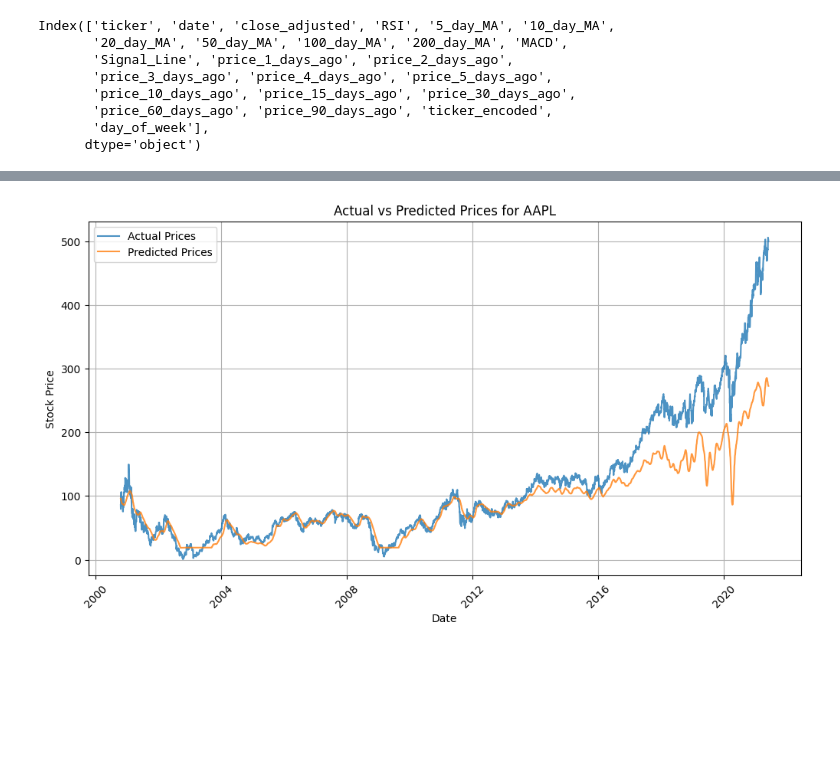
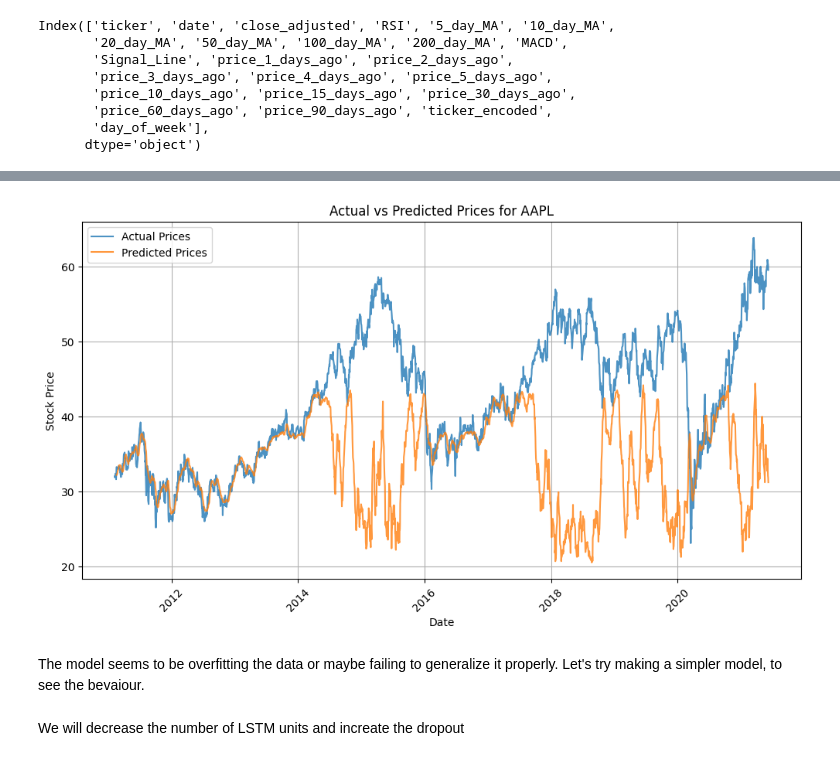
Before and after one commit to thunder913/Deep-Learning, a Jupyter notebook: stocks_deep_learning.ipynb, the cells around one changed output, grey strips where cells are left out. Cells and saved outputs as stored; diff of their text form; code cells hidden in the pictures; blank space fills up the shorter version.

Commit message:
Add lstm model, train it and adjsut simple model

```diff
--- a/stocks_deep_learning.ipynb
+++ b/stocks_deep_learning.ipynb
@@ -457,0 +471,21 @@ Training complete!
+# %%
+from tensorflow.keras.callbacks import ModelCheckpoint, EarlyStopping
+
+# Define the checkpoint callback
+checkpoint = ModelCheckpoint(
+    filepath=google_drive_path + 'lstm_model_epoch_{epoch:02d}.keras',  # Saves model for each epoch
+    save_best_only=False,  # Save model at every epoch
+    save_weights_only=False,  # Save full model (architecture + weights)
+    verbose=1
+)
+
+# Train the model with checkpoint callback
+lstm_model.fit(
+    train_gen,
+    steps_per_epoch=40000,
+    epochs=200,
+    callbacks=[checkpoint, early_stopping],  # Include checkpoint callback
+    verbose=2
+)
+
+print("Training complete!")
@@ -462,5 +513,5 @@ FileNotFoundError: [Errno 2] No such file or directory: 'drive/MyDrive/DL_Pickle
 # %%
-aapl_data = stock_data_tidy[stock_data_tidy.ticker == "AAPL"]
+aapl_data = stock_data_tidy[stock_data_tidy.ticker == "ST"]
 
 X = aapl_data[numerical_columns].values
 y = aapl_data['close_adjusted'].values
@@ -484,34 +535,27 @@ y_pred = lstm_model.predict(X_sequences)
-# %%
-def inverse_transform_predictions(y_pred, ticker):
-    num_features = X_sequences.shape[2]
-
-    # Use the correct scaler for this ticker
-    scaler = scalers[ticker]
-
-    # Inverse transform only the first column (close_adjusted)
-    y_pred_rescaled = scaler.inverse_transform(
-        np.concatenate((y_pred.reshape(-1,1), np.zeros((len(y_pred), num_features - 1))), axis=1)
-    )[:,0]
-
-    return y_pred_rescaled
 # %%
-y_sequence_rescaled = inverse_transform_predictions(y_sequences, 'AAPL')
-y_pred_rescaled = inverse_transform_predictions(y_pred, 'AAPL')
+y_sequence_rescaled = inverse_transform_predictions(y_sequences, aapl_data.ticker_encoded.unique()[0])
+y_pred_rescaled = inverse_transform_predictions(y_pred, aapl_data.ticker_encoded.unique()[0])
 # %%
 plt.figure(figsize=(12, 6))
 
 # Slice the date column to match the predictions
 dates = aapl_data['date'].iloc[sequence_length:].reset_index(drop=True)
 
+y_pred_smoothed = pd.Series(y_pred_rescaled).rolling(window=10).mean()
+
 plt.plot(dates, y_sequence_rescaled, label='Actual Prices', alpha=0.8)
-plt.plot(dates, y_pred_rescaled, label='Predicted Prices', alpha=0.8)
+plt.plot(dates, y_pred_smoothed, label='Predicted Prices', alpha=0.8)
 
 plt.title('Actual vs Predicted Prices for AAPL')
 plt.xlabel('Date')
 plt.ylabel('Stock Price')
 plt.legend()
 plt.grid()
 plt.xticks(rotation=45)  # Rotate x-axis labels for better readability
 plt.show()
 # %% [output]
-[figure, old version]
+[figure, new version]
+# %% [markdown]
+The model seems to be overfitting the data or maybe failing to generalize it properly. Let's try making a simpler model, to see the bevaiour.
+# %% [markdown]
+We will decrease the number of LSTM units and increate the dropout
```
Also changed, not shown: parts of 26 cells of this notebook.
